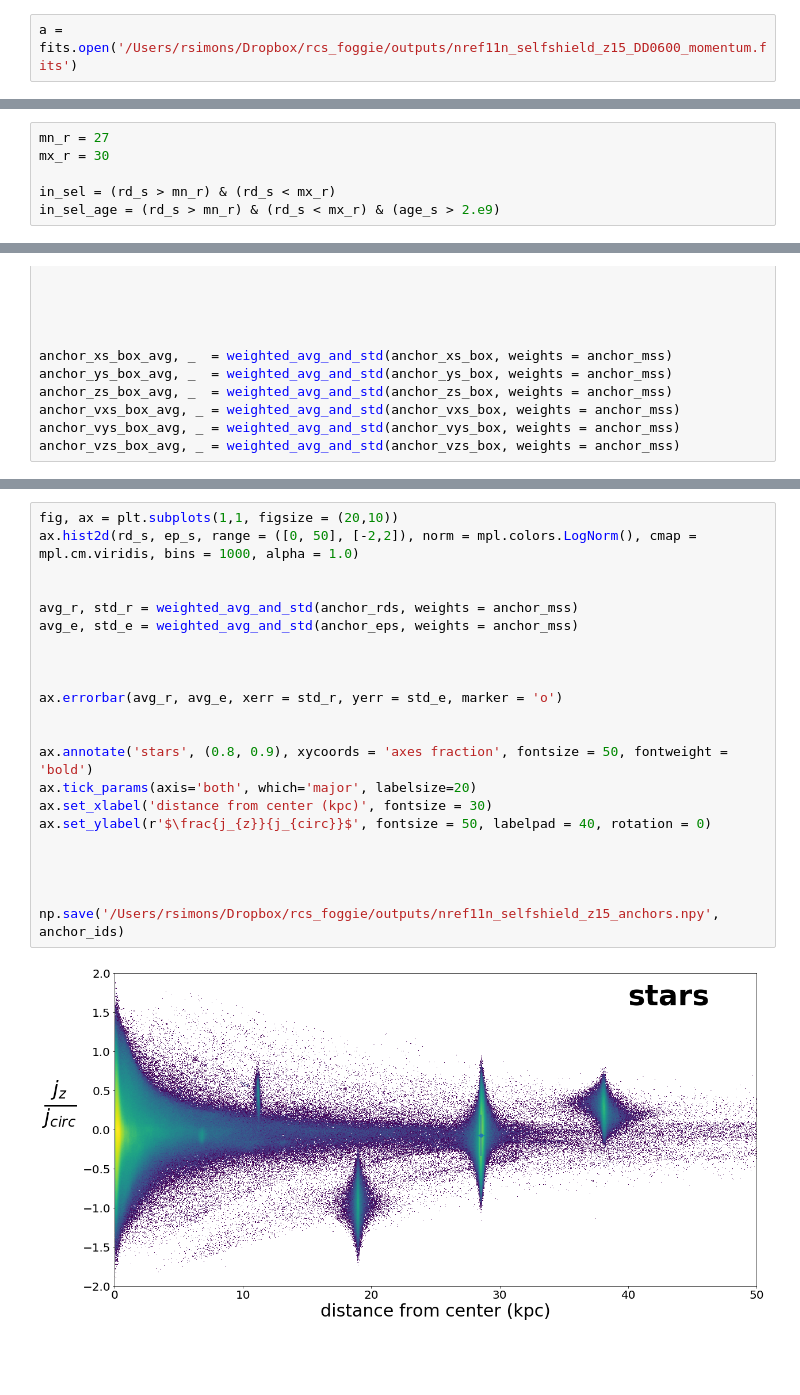
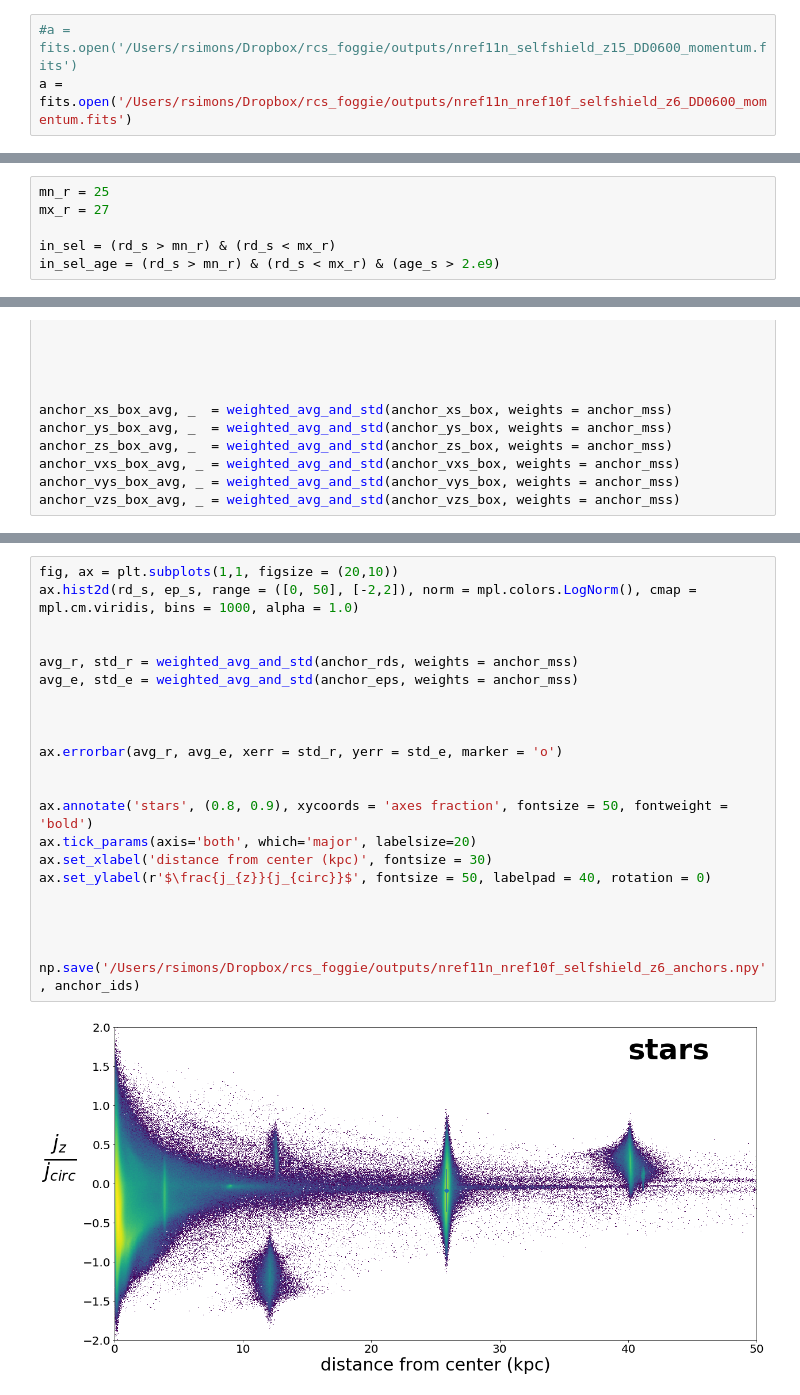
Before and after one commit to RaymondSimons/foggie_local, a Jupyter notebook: anchor_ids.ipynb, the cells around one changed output, grey strips where cells are left out. Saved outputs shown, nothing was run; the diff lists cells and outputs as text; blank space fills up the shorter version.

```diff
--- a/anchor_ids.ipynb
+++ b/anchor_ids.ipynb
@@ -8,7 +8,8 @@ from matplotlib.pyplot import *
 import matplotlib.pyplot as plt
 %matplotlib inline
 # %%
-a = fits.open('/Users/rsimons/Dropbox/rcs_foggie/outputs/nref11n_selfshield_z15_DD0600_momentum.fits')
+#a = fits.open('/Users/rsimons/Dropbox/rcs_foggie/outputs/nref11n_selfshield_z15_DD0600_momentum.fits')
+a = fits.open('/Users/rsimons/Dropbox/rcs_foggie/outputs/nref11n_nref10f_selfshield_z6_DD0600_momentum.fits')
 # %%
 ms_s = a['STAR_MASS'].data
 age_s = a['STAR_AGE'].data
@@ -50,6 +51,6 @@ for ax in axes:
 # %%
-mn_r = 27
-mx_r = 30
+mn_r = 25
+mx_r = 27
 
 in_sel = (rd_s > mn_r) & (rd_s < mx_r)
 in_sel_age = (rd_s > mn_r) & (rd_s < mx_r) & (age_s > 2.e9)
@@ -191,25 +192,25 @@ anchor_vzs_box_avg 54.24515875212547
 # %%
 fig, ax = plt.subplots(1,1, figsize = (20,10))
 ax.hist2d(rd_s, ep_s, range = ([0, 50], [-2,2]), norm = mpl.colors.LogNorm(), cmap = mpl.cm.viridis, bins = 1000, alpha = 1.0)
 
 
 avg_r, std_r = weighted_avg_and_std(anchor_rds, weights = anchor_mss)
 avg_e, std_e = weighted_avg_and_std(anchor_eps, weights = anchor_mss)
 
 
 
 ax.errorbar(avg_r, avg_e, xerr = std_r, yerr = std_e, marker = 'o')
 
 
 ax.annotate('stars', (0.8, 0.9), xycoords = 'axes fraction', fontsize = 50, fontweight = 'bold')
 ax.tick_params(axis='both', which='major', labelsize=20)
 ax.set_xlabel('distance from center (kpc)', fontsize = 30)
 ax.set_ylabel(r'$\frac{j_{z}}{j_{circ}}$', fontsize = 50, labelpad = 40, rotation = 0)
 
 
 
 
-np.save('/Users/rsimons/Dropbox/rcs_foggie/outputs/nref11n_selfshield_z15_anchors.npy', anchor_ids)
+np.save('/Users/rsimons/Dropbox/rcs_foggie/outputs/nref11n_nref10f_selfshield_z6_anchors.npy', anchor_ids)
 # %% [output]
-[figure, old version]
+[figure, new version]
 # %%
```
Also changed, not shown: parts of 7 cells of this notebook, 1 other file.
